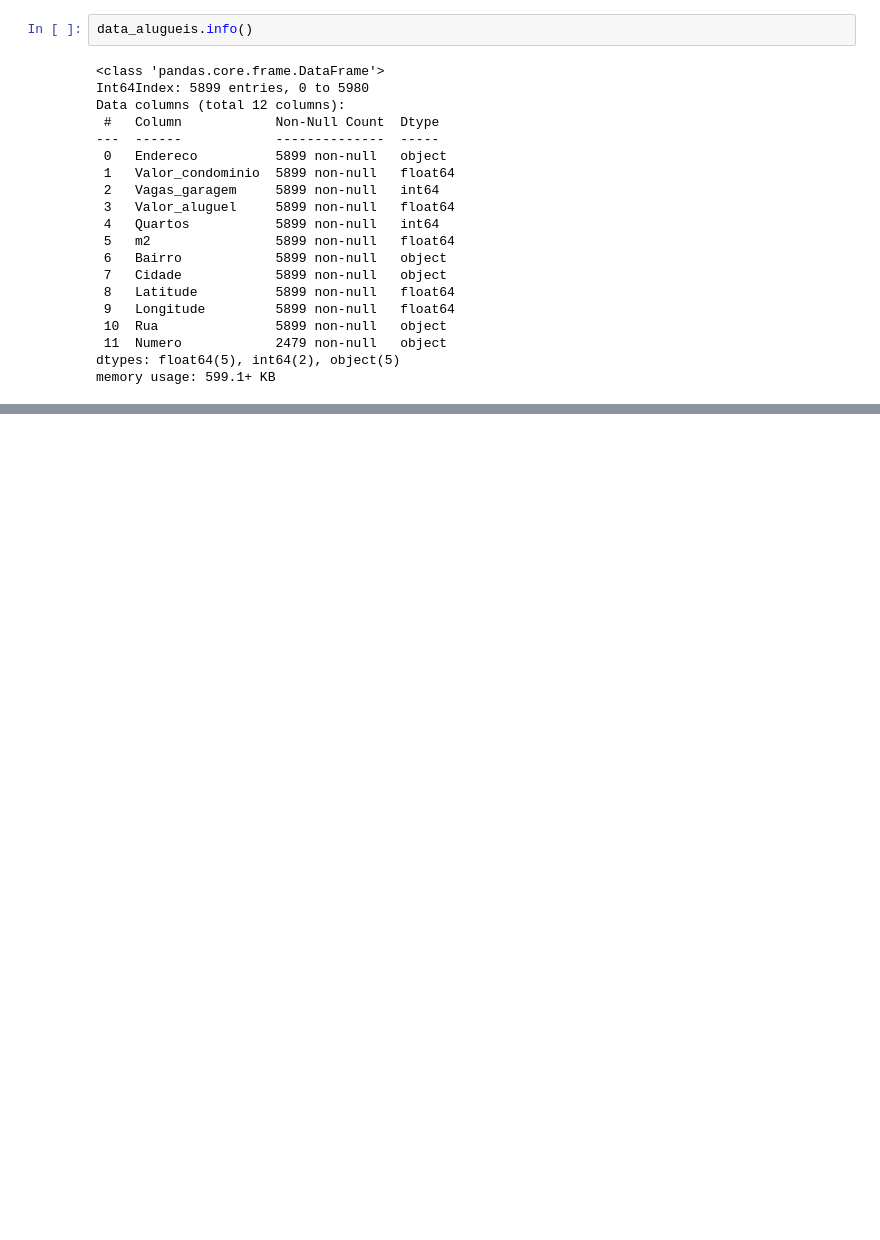
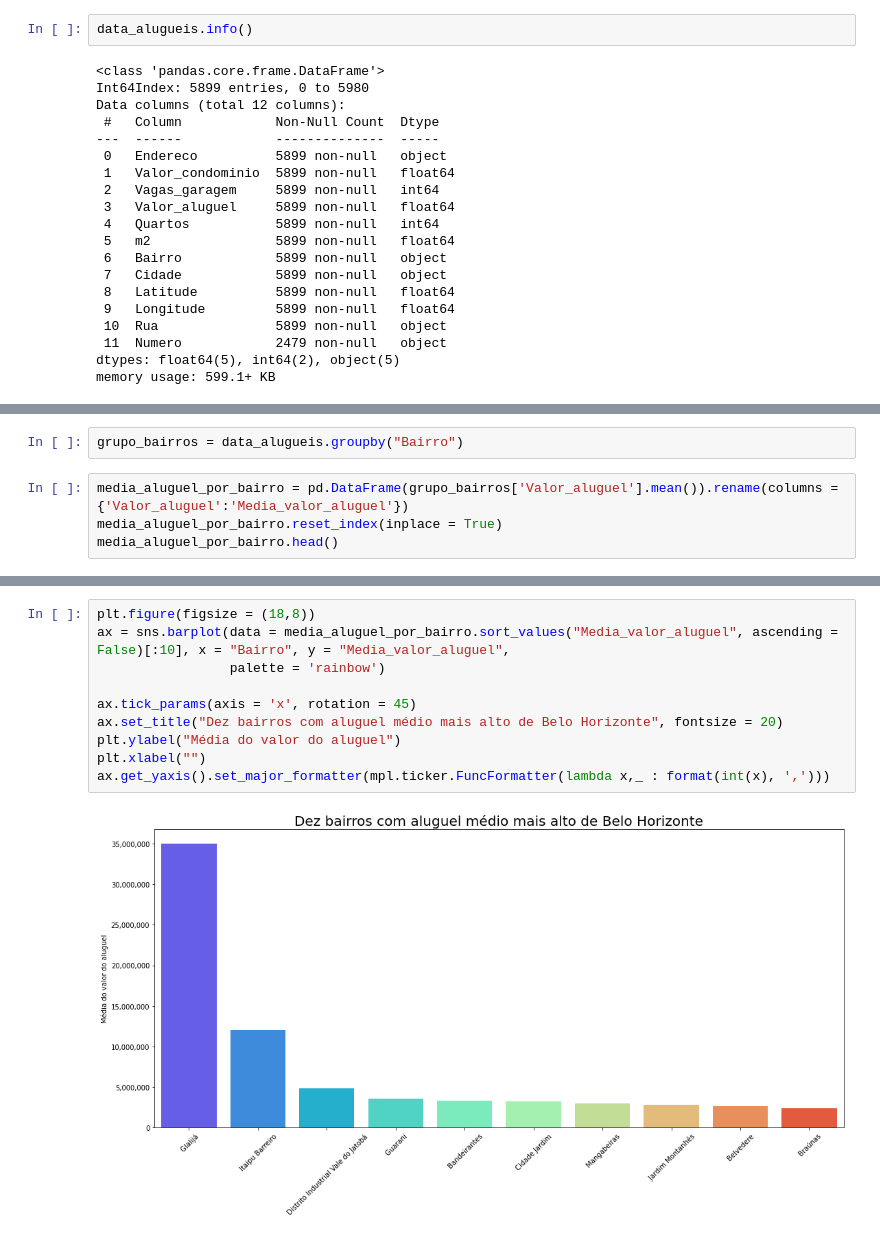
Before and after one commit to Tathy/Analise-alugueis-BH, a Jupyter notebook: Analise_alugueis_BH.ipynb, the cells around one changed output, grey strips where cells are left out. Saved outputs shown, nothing was run; the diff lists cells and outputs as text; blank space fills up the shorter version.

Commit message:
Médias mais altas de aluguel por bairro

```diff
--- a/Analise_alugueis_BH.ipynb
+++ b/Analise_alugueis_BH.ipynb
@@ -292,0 +314,6 @@ memory usage: 599.1+ KB
+# %%
+grupo_bairros = data_alugueis.groupby("Bairro")
+# %%
+media_aluguel_por_bairro = pd.DataFrame(grupo_bairros['Valor_aluguel'].mean()).rename(columns = {'Valor_aluguel':'Media_valor_aluguel'})
+media_aluguel_por_bairro.reset_index(inplace = True)
+media_aluguel_por_bairro.head()
@@ -292,0 +327,12 @@ memory usage: 599.1+ KB
+# %%
+plt.figure(figsize = (18,8))
+ax = sns.barplot(data = media_aluguel_por_bairro.sort_values("Media_valor_aluguel", ascending = False)[:10], x = "Bairro", y = "Media_valor_aluguel",
+                 palette = 'rainbow')
+
+ax.tick_params(axis = 'x', rotation = 45)
+ax.set_title("Dez bairros com aluguel médio mais alto de Belo Horizonte", fontsize = 20)
+plt.ylabel("Média do valor do aluguel")
+plt.xlabel("")
+ax.get_yaxis().set_major_formatter(mpl.ticker.FuncFormatter(lambda x,_ : format(int(x), ',')))
+# %% [output]
+[figure, added]
```
Also changed, not shown: parts of 12 cells of this notebook.
